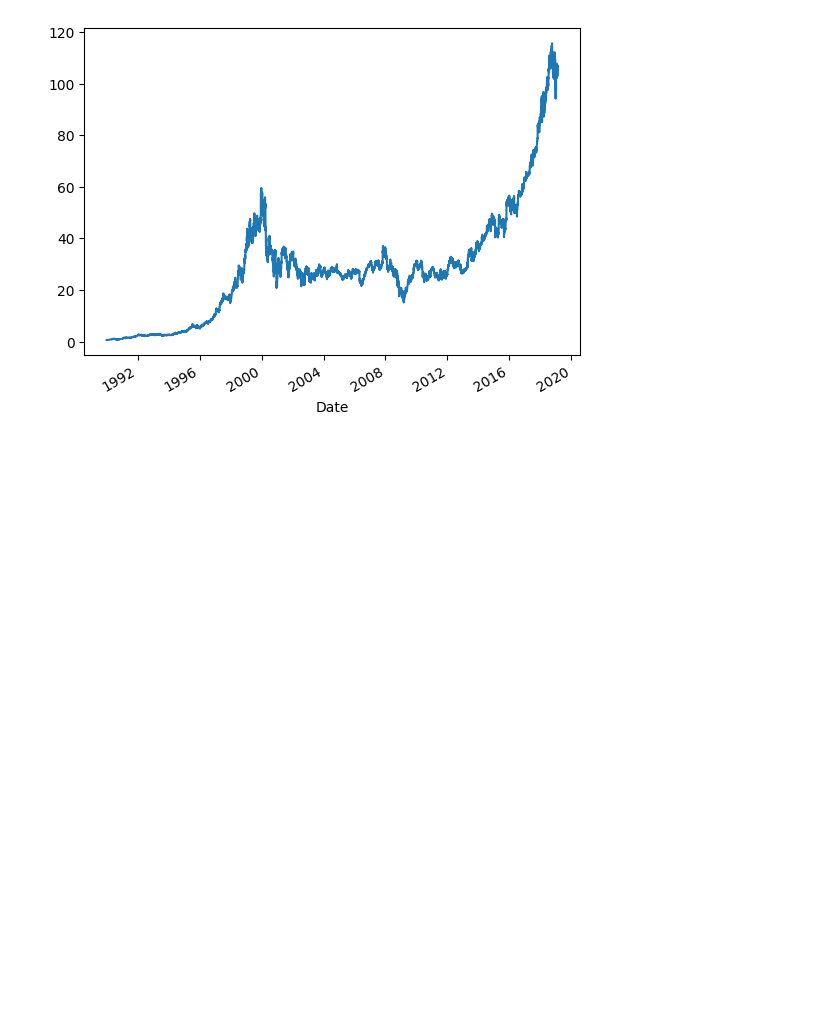
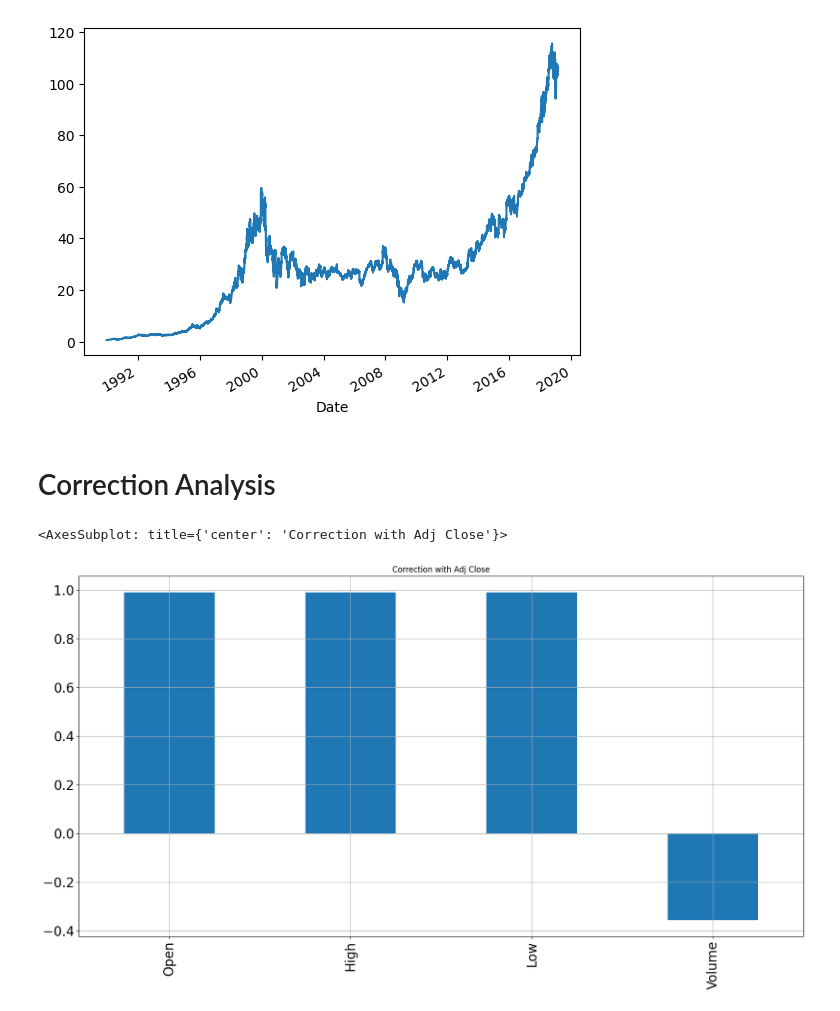
Before and after one commit to 18-RAJAT/Stock-Prediction, a Jupyter notebook: stock_price_prediction_LSTM.ipynb, the cells around one changed output. Cells and saved outputs as stored; diff of their text form; code cells hidden in the pictures; blank space fills up the shorter version.

Commit message:
Correction Analysis

```diff
--- a/stock_price_prediction_LSTM.ipynb
+++ b/stock_price_prediction_LSTM.ipynb
@@ -139,3 +139,15 @@ df['Close'].plot()
 # %% [output]
 <AxesSubplot: xlabel='Date'>
 [figure]
+# %% [markdown]
+# Correction Analysis
+# %%
+x=df.drop(['Adj Close'],axis=1)
+x=x.drop(['Close'],axis=1)
+# %%
+x.corrwith(df['Adj Close']).plot.bar(
+    figsize=(20,10),title="Correction with Adj Close",fontsize=20,
+    rot=90,grid=True)
+# %% [output]
+<AxesSubplot: title={'center': 'Correction with Adj Close'}>
+[figure, added]
```
